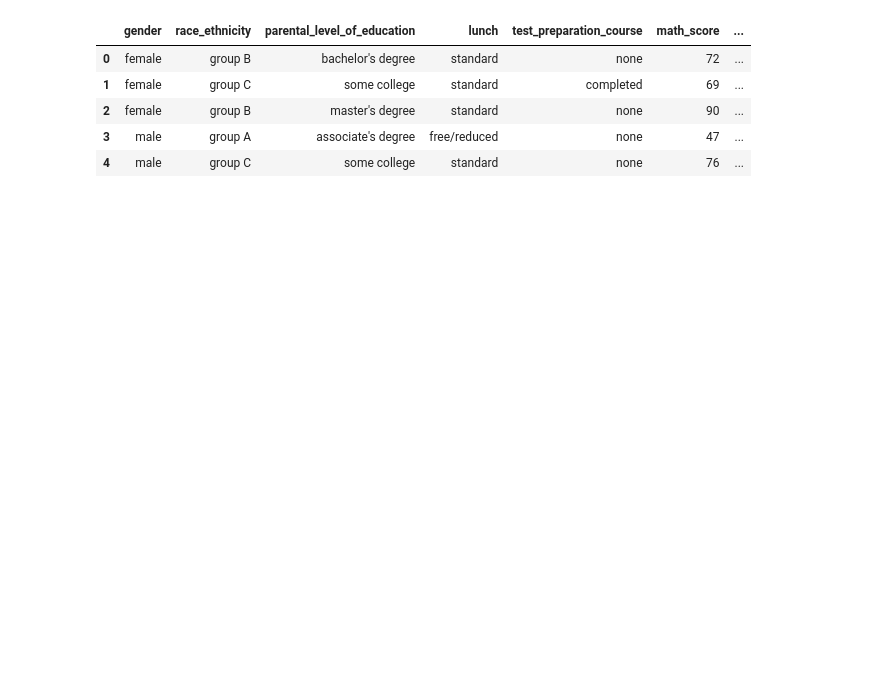
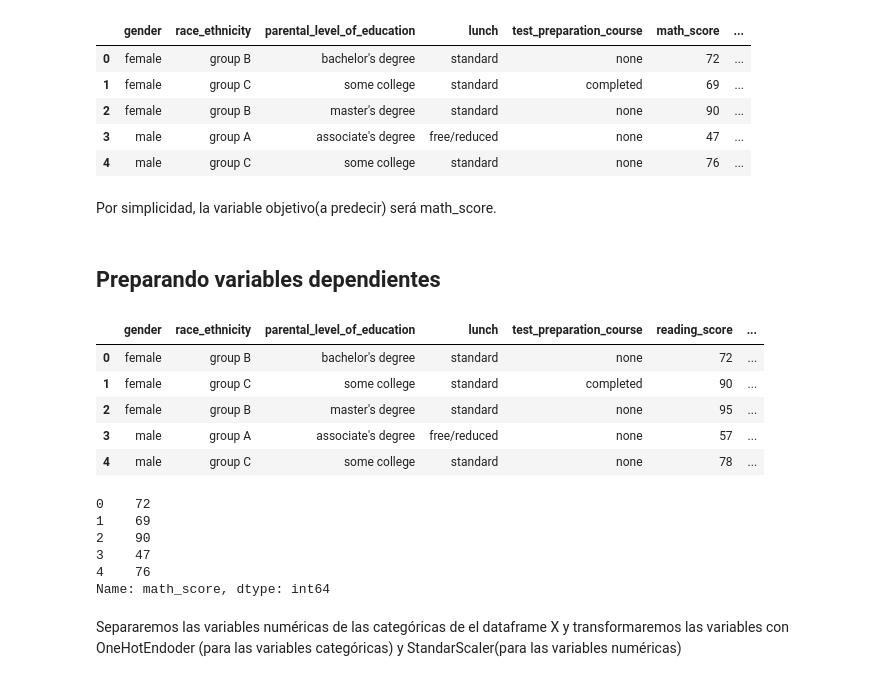
Before and after one commit to jairvasquezr/Proyecto1_ML, a Jupyter notebook: notebook/Entrenamiento_modelo.ipynb, the cells around one changed output. Drawn from its saved outputs; the diff is of its cells as text; code cells hidden in the pictures; blank space fills up the shorter version.

```diff
--- a/notebook/Entrenamiento_modelo.ipynb
+++ b/notebook/Entrenamiento_modelo.ipynb
@@ -29,3 +29,21 @@ df.head(5)
 | 2 | female | group B | master's degree | standard | none | 90 | ... |
 | 3 | male | group A | associate's degree | free/reduced | none | 47 | ... |
 | 4 | male | group C | some college | standard | none | 76 | ... |
+# %% [markdown]
+Por simplicidad, la variable objetivo(a predecir) será math_score.
+# %% [markdown]
+## Preparando variables dependientes
+# %%
+X = df.drop(columns=['math_score'], axis=1)
+
+#axis=0: Drops rows (default behavior).
+#axis=1: Drops columns.
+# %%
+X.head()
+# %% [output]
+|  | gender | race_ethnicity | parental_level_of_education | lunch | test_preparation_course | reading_score | ... |
+| 0 | female | group B | bachelor's degree | standard | none | 72 | ... |
+| 1 | female | group C | some college | standard | completed | 90 | ... |
+| 2 | female | group B | master's degree | standard | none | 95 | ... |
+| 3 | male | group A | associate's degree | free/reduced | none | 57 | ... |
+| 4 | male | group C | some college | standard | none | 78 | ... |
@@ -31,0 +52,11 @@ df.head(5)
+# %%
+y.head()
+# %% [output]
+0    72
+1    69
+2    90
+3    47
+4    76
+Name: math_score, dtype: int64
+# %% [markdown]
+Separaremos las variables numéricas de las categóricas de el dataframe X y transformaremos las variables con OneHotEndoder (para las variables categóricas) y StandarScaler(para las variables numéricas)
```
Also changed, not shown: parts of 19 cells of this notebook, 5 other files.
